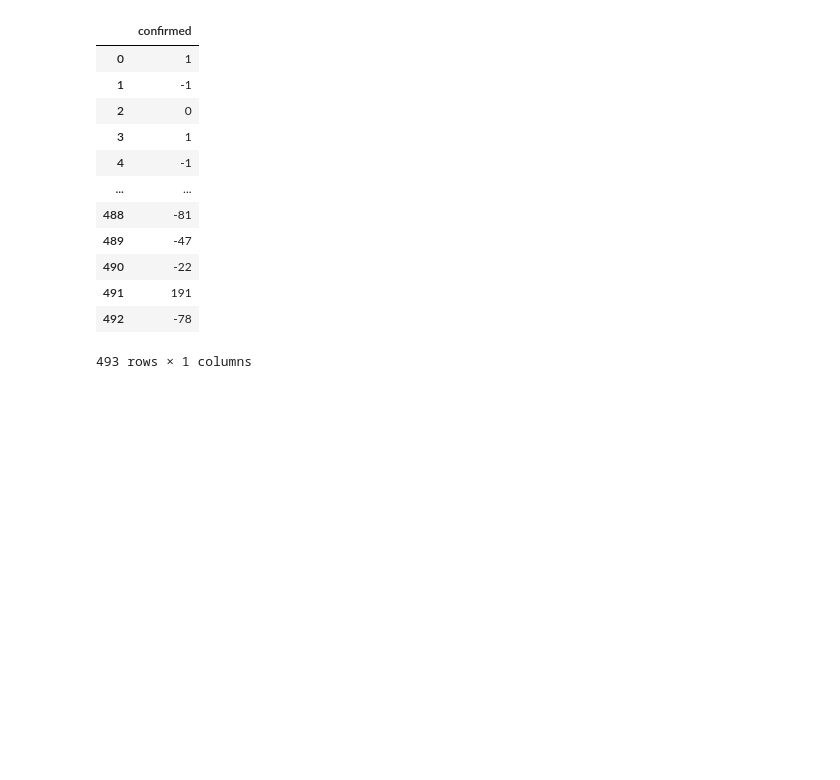
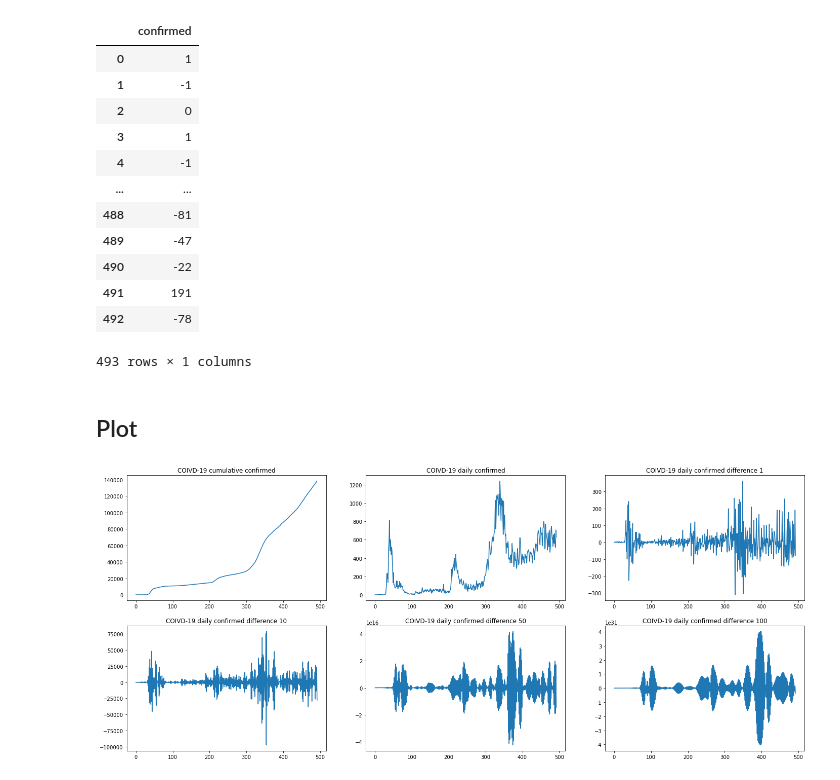
Before and after one commit to kangmincho1/COVID-19-prediction-project, a Jupyter notebook: Data_Preprocessing(total).ipynb, the cells around one changed output. Saved outputs shown, nothing was run; the diff lists cells and outputs as text; code cells hidden in the pictures; blank space fills up the shorter version.

```diff
--- a/Data_Preprocessing(total).ipynb
+++ b/Data_Preprocessing(total).ipynb
@@ -84,3 +84,40 @@ diff_level(df, 2)
 | 491 | 191 |
 | 492 | -78 |
 493 rows × 1 columns
+# %% [markdown]
+## Plot
+# %%
+cumulative = diff_level(df, 0)
+daily_confirmed = diff_level(df, 1)
+diff_1 = diff_level(df, 2)
+diff_10 = diff_level(df, 11)
+diff_50 = diff_level(df, 51)
+diff_100 = diff_level(df, 101)
+# %%
+plt.figure(figsize = (24, 10))
+plt.subplot(231)
+plt.title('COIVD-19 cumulative confirmed')
+plt.plot(np.arange(len(cumulative)), cumulative)
+
+plt.subplot(232)
+plt.title('COIVD-19 daily confirmed')
+plt.plot(np.arange(len(daily_confirmed)), daily_confirmed)
+
+plt.subplot(233)
+plt.title('COIVD-19 daily confirmed difference 1')
+plt.plot(np.arange(len(diff_1)), diff_1)
+
+plt.subplot(234)
+plt.title('COIVD-19 daily confirmed difference 10')
+plt.plot(np.arange(len(diff_10)), diff_10)
+
+plt.subplot(235)
+plt.title('COIVD-19 daily confirmed difference 50')
+plt.plot(np.arange(len(diff_50)), diff_50)
+
+plt.subplot(236)
+plt.title('COIVD-19 daily confirmed difference 100')
+plt.plot(np.arange(len(diff_100)), diff_100)
+plt.show()
+# %% [output]
+[figure, added]
```
